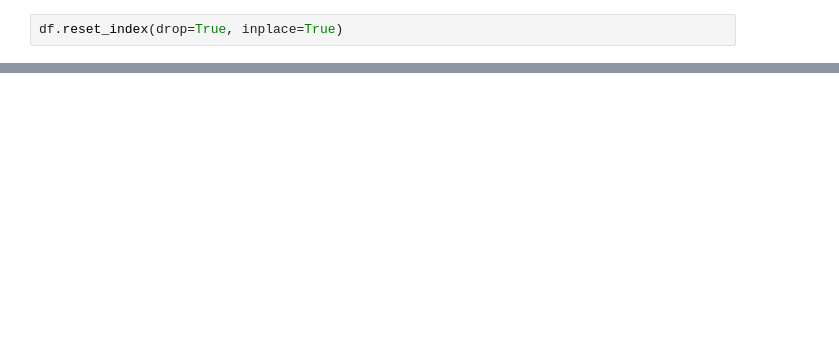
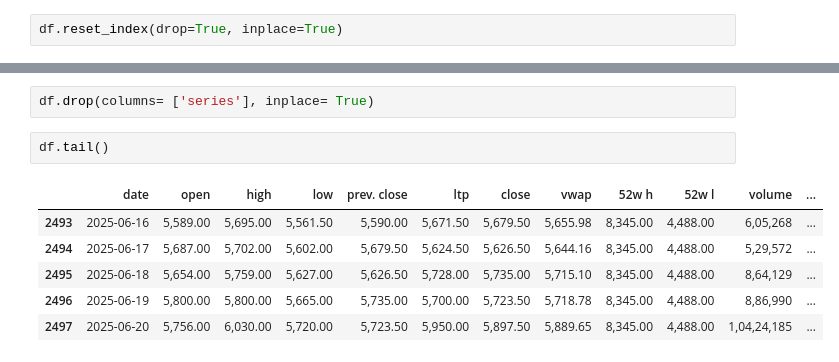
Before and after one commit to shrikant-DS/Predicting_stock_market_equity, a Jupyter notebook: predicting_price.ipynb, the cells around one changed output, grey strips where cells are left out. Drawn from its saved outputs; the diff is of its cells as text; blank space fills up the shorter version.

```diff
--- a/predicting_price.ipynb
+++ b/predicting_price.ipynb
@@ -113,2 +114,13 @@ df['Date'].iloc[-1] - df['Date'].iloc[0]
 # %% [output]
 Timedelta('3658 days 00:00:00')
+# %%
+df.drop(columns= ['series'], inplace= True)
+# %%
+df.tail()
+# %% [output]
+|  | date | open | high | low | prev. close | ltp | close | vwap | 52w h | 52w l | volume | ... |
+| 2493 | 2025-06-16 | 5,589.00 | 5,695.00 | 5,561.50 | 5,590.00 | 5,671.50 | 5,679.50 | 5,655.98 | 8,345.00 | 4,488.00 | 6,05,268 | ... |
+| 2494 | 2025-06-17 | 5,687.00 | 5,702.00 | 5,602.00 | 5,679.50 | 5,624.50 | 5,626.50 | 5,644.16 | 8,345.00 | 4,488.00 | 5,29,572 | ... |
+| 2495 | 2025-06-18 | 5,654.00 | 5,759.00 | 5,627.00 | 5,626.50 | 5,728.00 | 5,735.00 | 5,715.10 | 8,345.00 | 4,488.00 | 8,64,129 | ... |
+| 2496 | 2025-06-19 | 5,800.00 | 5,800.00 | 5,665.00 | 5,735.00 | 5,700.00 | 5,723.50 | 5,718.78 | 8,345.00 | 4,488.00 | 8,86,990 | ... |
+| 2497 | 2025-06-20 | 5,756.00 | 6,030.00 | 5,720.00 | 5,723.50 | 5,950.00 | 5,897.50 | 5,889.65 | 8,345.00 | 4,488.00 | 1,04,24,185 | ... |
```
Also changed, not shown: parts of 31 cells of this notebook.
